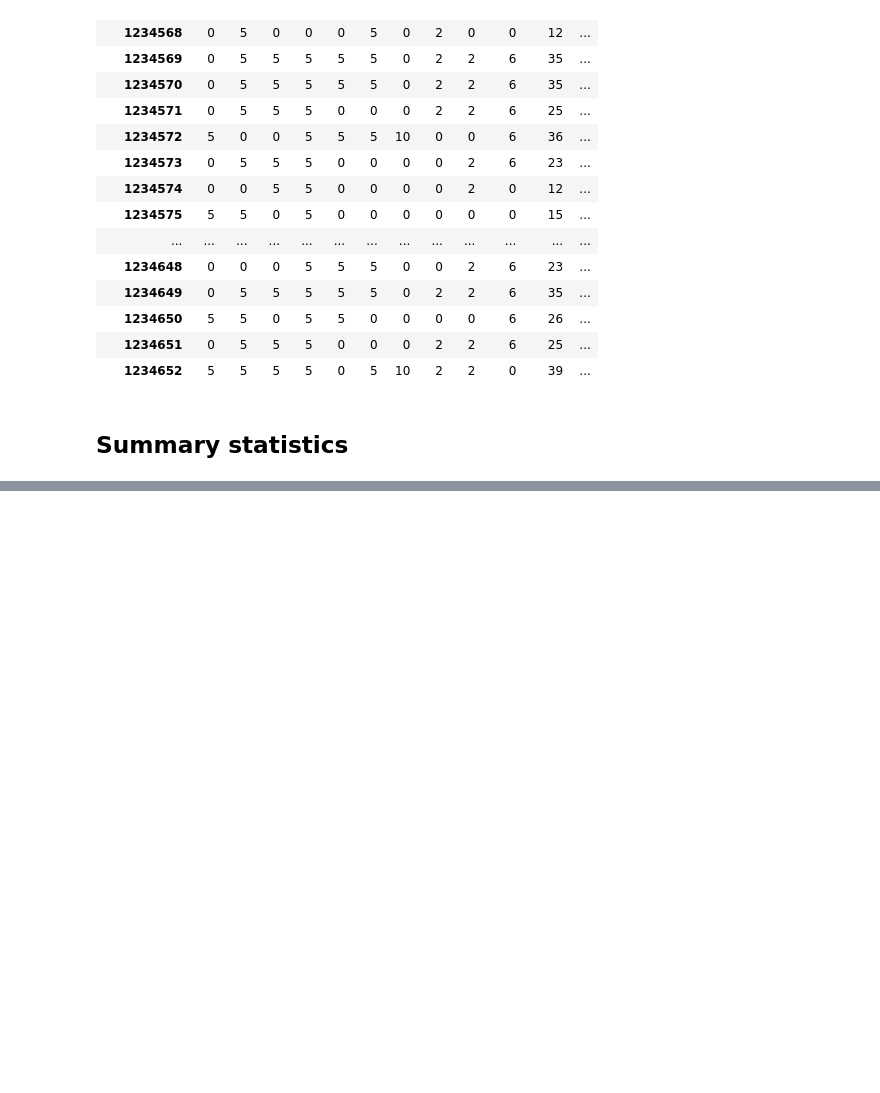
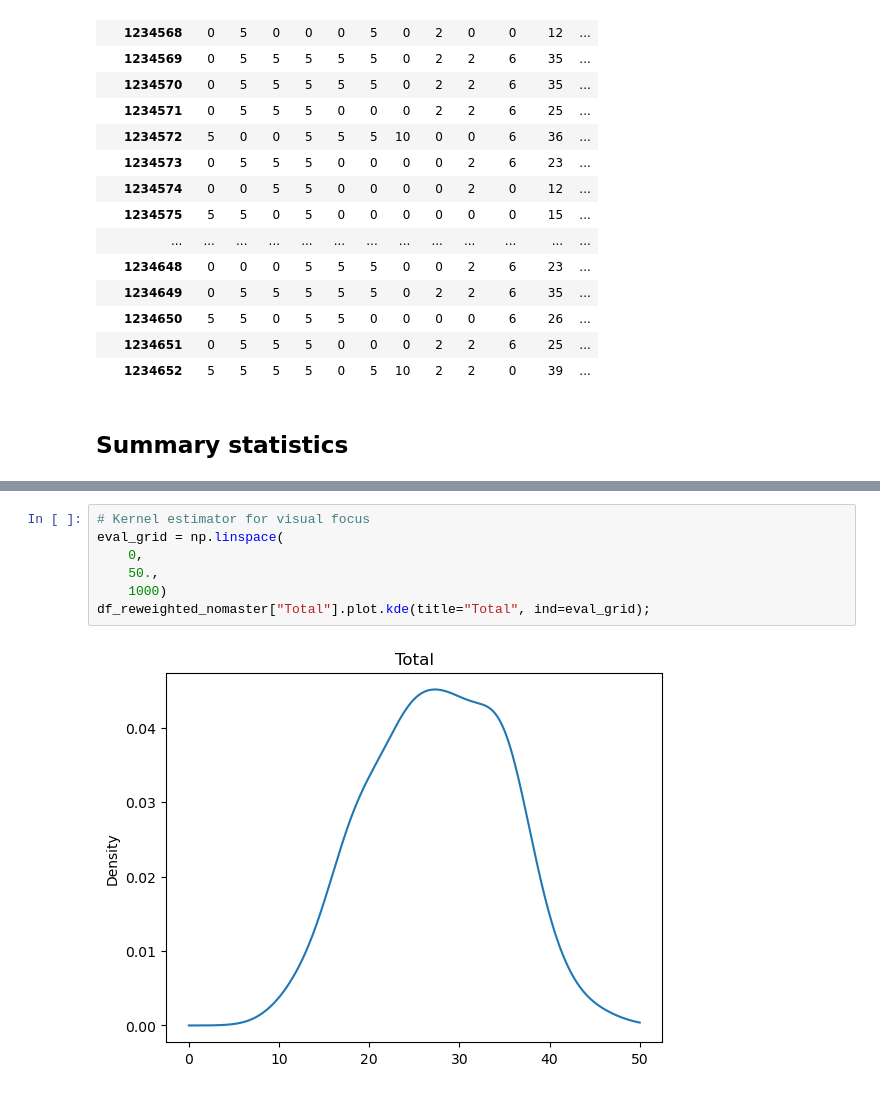
Before and after one commit to phantomachine/MCQ-final, a Jupyter notebook: MCQ-Reweighter.ipynb, the cells around one changed output, grey strips where cells are left out. Cells and saved outputs as stored; diff of their text form; blank space fills up the shorter version.

```diff
--- a/MCQ-Reweighter.ipynb
+++ b/MCQ-Reweighter.ipynb
@@ -231,0 +250,9 @@ df_stats.to_excel(stats_out, sheet_name="Statistics")
+# %%
+# Kernel estimator for visual focus
+eval_grid = np.linspace(
+    0,
+    50.,
+    1000)
+df_reweighted_nomaster["Total"].plot.kde(title="Total", ind=eval_grid);
+# %% [output]
+[figure, added]
```
Also changed, not shown: parts of 9 cells of this notebook, 2 other files.
